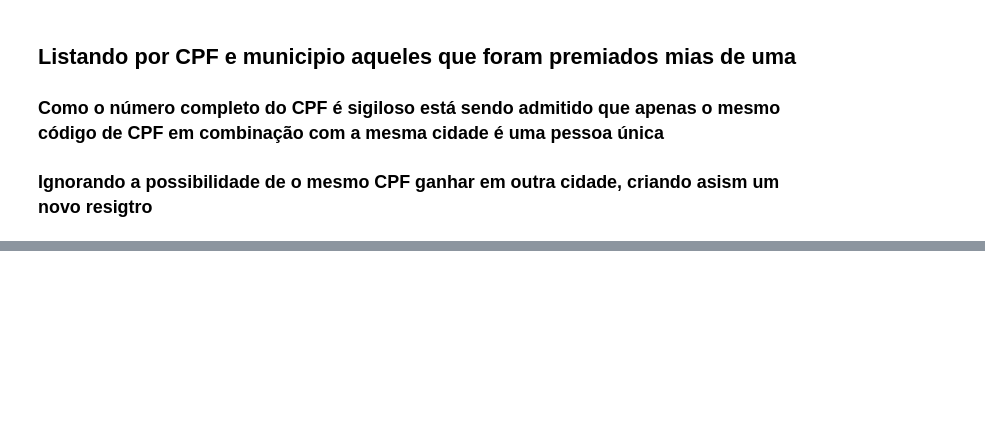
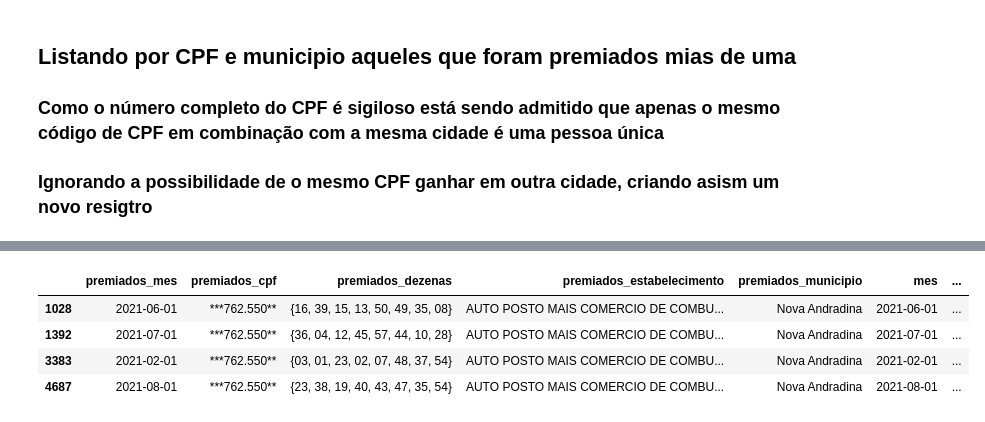
Before and after one commit to Arleislc/Nota-MS-Premiada, a Jupyter notebook: projeto.ipynb, the cells around one changed output, grey strips where cells are left out. Cells and saved outputs as stored; diff of their text form; code cells hidden in the pictures; blank space fills up the shorter version.

```diff
--- a/projeto.ipynb
+++ b/projeto.ipynb
@@ -213,2 +214,10 @@ df_sortudos
 | Sidrolândia | ***088.501** | 3.0 |
 | Três Lagoas | ***523.201** | 2.0 |
+# %%
+df_premiados[df_premiados['premiados_cpf'] == '***762.550**']
+# %% [output]
+|  | premiados_mes | premiados_cpf | premiados_dezenas | premiados_estabelecimento | premiados_municipio | mes | ... |
+| 1028 | 2021-06-01 | ***762.550** | {16, 39, 15, 13, 50, 49, 35, 08} | AUTO POSTO MAIS COMERCIO DE COMBU... | Nova Andradina | 2021-06-01 | ... |
+| 1392 | 2021-07-01 | ***762.550** | {36, 04, 12, 45, 57, 44, 10, 28} | AUTO POSTO MAIS COMERCIO DE COMBU... | Nova Andradina | 2021-07-01 | ... |
+| 3383 | 2021-02-01 | ***762.550** | {03, 01, 23, 02, 07, 48, 37, 54} | AUTO POSTO MAIS COMERCIO DE COMBU... | Nova Andradina | 2021-02-01 | ... |
+| 4687 | 2021-08-01 | ***762.550** | {23, 38, 19, 40, 43, 47, 35, 54} | AUTO POSTO MAIS COMERCIO DE COMBU... | Nova Andradina | 2021-08-01 | ... |
```
Also changed, not shown: parts of 7 cells of this notebook, 2 other files.
